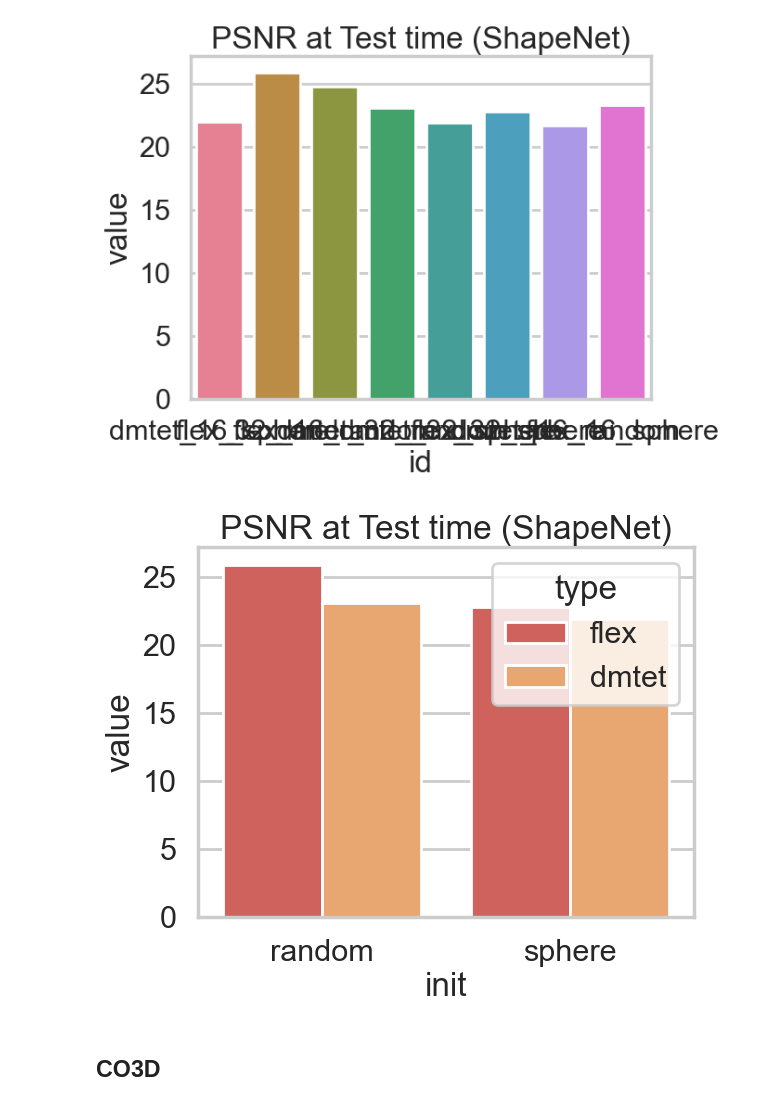
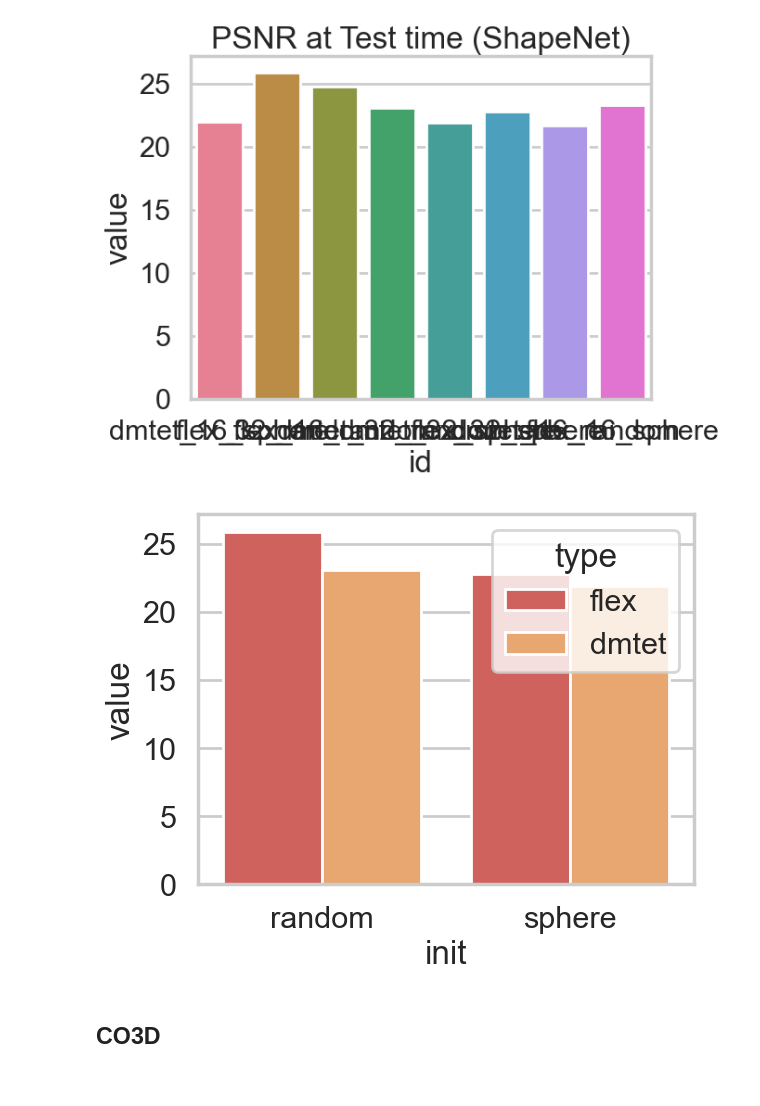
Before and after one commit to kataikko/dll2025project, a Jupyter notebook: plotting/plotting.ipynb, the cells around one changed output. Saved outputs shown, nothing was run; the diff lists cells and outputs as text; code cells hidden in the pictures.

```diff
--- a/plotting/plotting.ipynb
+++ b/plotting/plotting.ipynb
@@ -197,10 +197,10 @@ plt.savefig(PLOT_DIR + "shape_net_test_psnr_by_id" + ".png", bbox_inches="tight"
 [figure]
 # %%
 sns.barplot(shape_net_test_psnr.filter(pl.col("grid") == 32), x="init", y="value", hue="type")
-plt.title("PSNR at Test time (ShapeNet)")
+# plt.title("PSNR at Test time (ShapeNet)")
 plt.savefig(PLOT_DIR + "shape_net_test_psnr_by_init_type" + ".png", bbox_inches="tight")
 # %% [output]
-[figure, old version]
+[figure, new version]
 # %% [markdown]
 ## CO3D
 # %%
```
Also changed, not shown: parts of 4 cells of this notebook, 20 other files.
